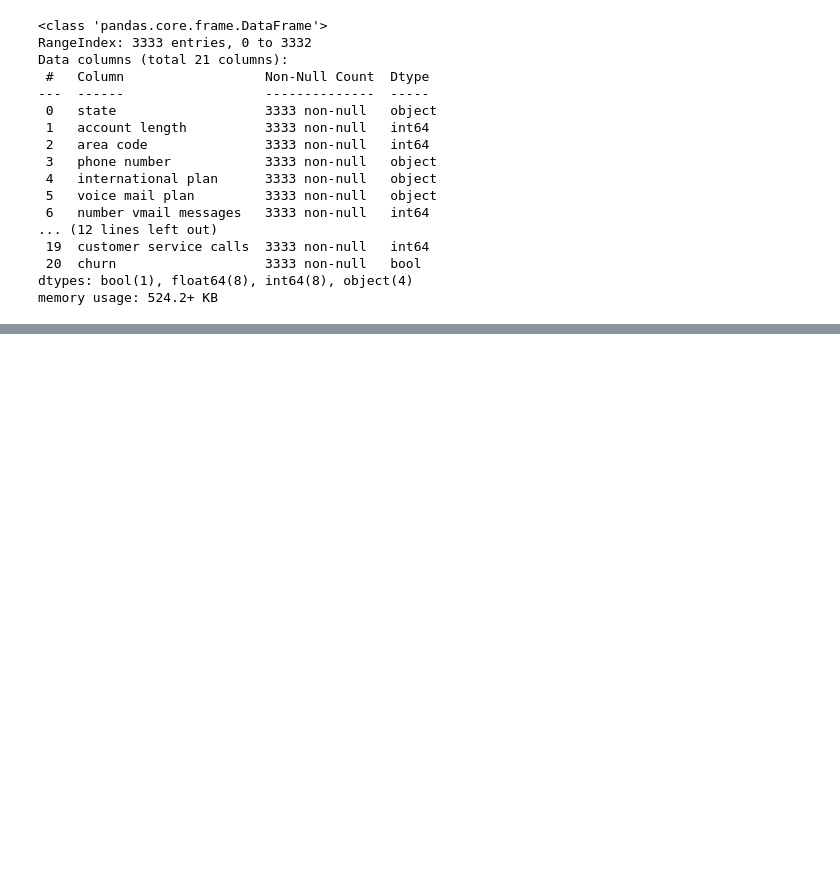
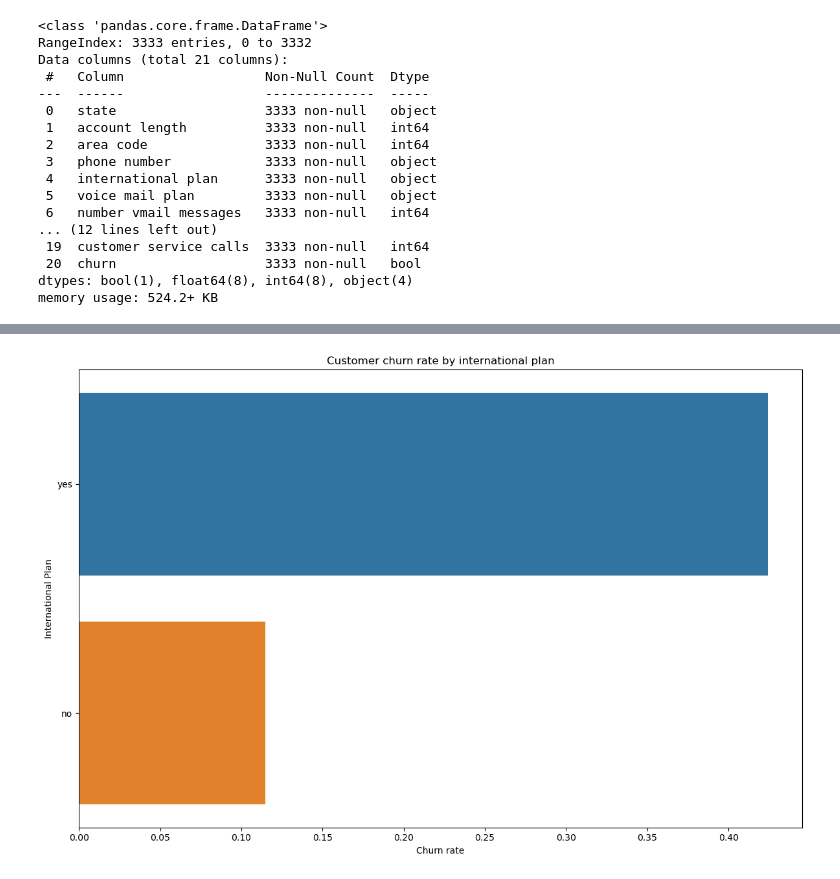
Before and after one commit to lilibethlangat/SyriaTel-Customer-Churn, a Jupyter notebook: Churn.ipynb, the cells around one changed output, grey strips where cells are left out. Saved outputs shown, nothing was run; the diff lists cells and outputs as text; code cells hidden in the pictures; blank space fills up the shorter version.

```diff
--- a/Churn.ipynb
+++ b/Churn.ipynb
@@ -57,0 +191,20 @@ churn.describe()
+# %%
+# churn per international plan
+intl_plan = customer_churn.groupby('international plan')['churn'].mean().sort_values(ascending=False)
+# plot churn rate by international plan
+plt.figure(figsize=(12,8))
+sns.barplot(
+    x=intl_plan.values,
+    y=intl_plan.index,
+    orient='h'
+
+)
+
+# title and labels
+plt.title('Customer churn rate by international plan')
+plt.xlabel('Churn rate')
+plt.ylabel('International Plan')
+plt.tight_layout()
+plt.show()
+# %% [output]
+[figure, added]
```
Also changed, not shown: parts of 70 cells of this notebook, 1 other file.
